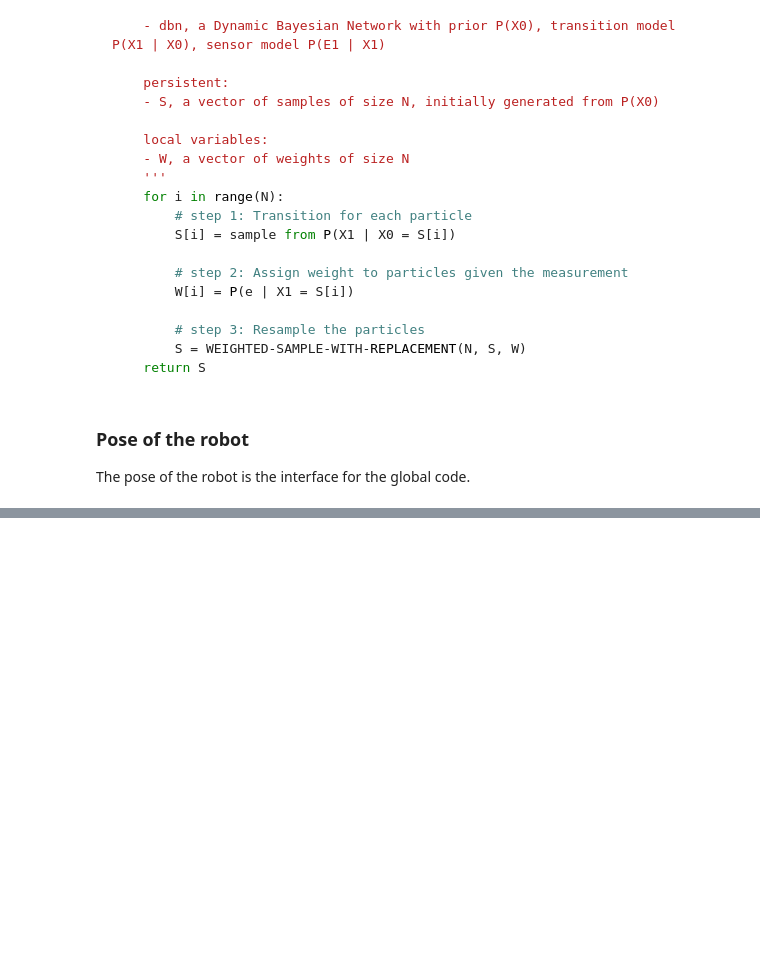
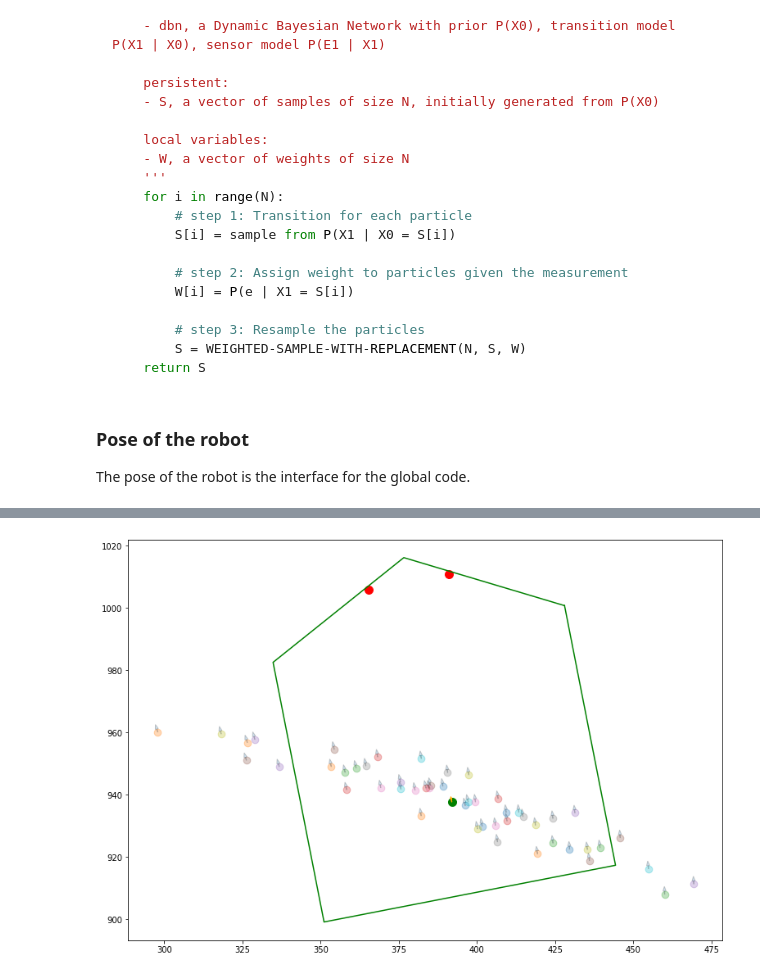
Before and after one commit to vphilippoz/MobileRobotics, a Jupyter notebook: localisation.ipynb, the cells around one changed output, grey strips where cells are left out. Drawn from its saved outputs; the diff is of its cells as text; code cells hidden in the pictures; blank space fills up the shorter version.

```diff
--- a/localisation.ipynb
+++ b/localisation.ipynb
@@ -567,0 +652,4 @@ class Pose(Moving_point):
+# %%
+myPose.plot()
+# %% [output]
+[figure, added]
```
Also changed, not shown: parts of 8 cells of this notebook.
